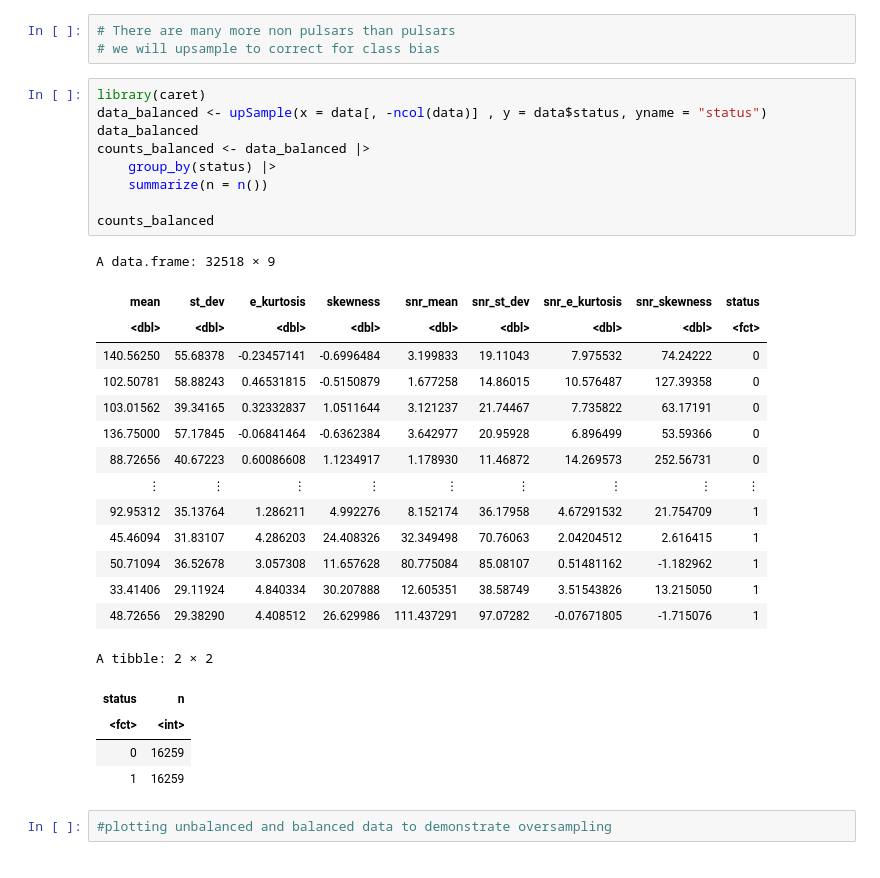
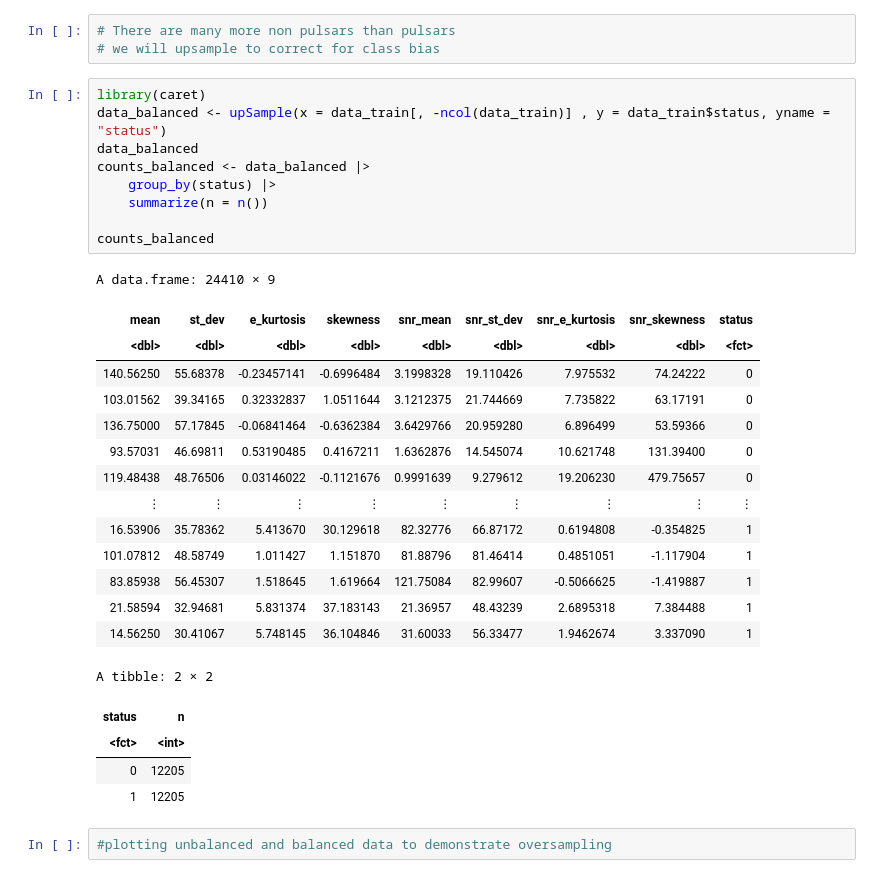
Before and after one commit to underscoreHasan/dsci-100-2022w1-group-77, a Jupyter notebook: proposal.ipynb, the cells around one changed output. Saved outputs shown, nothing was run; the diff lists cells and outputs as text.

```diff
--- a/proposal.ipynb
+++ b/proposal.ipynb
@@ -155,33 +162,33 @@ A tibble: 2 × 2
 # we will upsample to correct for class bias
 # %%
 library(caret)
-data_balanced <- upSample(x = data[, -ncol(data)] , y = data$status, yname = "status")
+data_balanced <- upSample(x = data_train[, -ncol(data_train)] , y = data_train$status, yname = "status")
 data_balanced
 counts_balanced <- data_balanced |>
     group_by(status) |>
     summarize(n = n())
 
 counts_balanced
 # %% [output]
-A data.frame: 32518 × 9
+A data.frame: 24410 × 9
 | mean | st_dev | e_kurtosis | skewness | snr_mean | snr_st_dev | snr_e_kurtosis | snr_skewness | status |
 | <dbl> | <dbl> | <dbl> | <dbl> | <dbl> | <dbl> | <dbl> | <dbl> | <fct> |
-| 140.56250 | 55.68378 | -0.23457141 | -0.6996484 | 3.199833 | 19.11043 | 7.975532 | 74.24222 | 0 |
-| 102.50781 | 58.88243 | 0.46531815 | -0.5150879 | 1.677258 | 14.86015 | 10.576487 | 127.39358 | 0 |
-| 103.01562 | 39.34165 | 0.32332837 | 1.0511644 | 3.121237 | 21.74467 | 7.735822 | 63.17191 | 0 |
-| 136.75000 | 57.17845 | -0.06841464 | -0.6362384 | 3.642977 | 20.95928 | 6.896499 | 53.59366 | 0 |
-| 88.72656 | 40.67223 | 0.60086608 | 1.1234917 | 1.178930 | 11.46872 | 14.269573 | 252.56731 | 0 |
+| 140.56250 | 55.68378 | -0.23457141 | -0.6996484 | 3.1998328 | 19.110426 | 7.975532 | 74.24222 | 0 |
+| 103.01562 | 39.34165 | 0.32332837 | 1.0511644 | 3.1212375 | 21.744669 | 7.735822 | 63.17191 | 0 |
+| 136.75000 | 57.17845 | -0.06841464 | -0.6362384 | 3.6429766 | 20.959280 | 6.896499 | 53.59366 | 0 |
+| 93.57031 | 46.69811 | 0.53190485 | 0.4167211 | 1.6362876 | 14.545074 | 10.621748 | 131.39400 | 0 |
+| 119.48438 | 48.76506 | 0.03146022 | -0.1121676 | 0.9991639 | 9.279612 | 19.206230 | 479.75657 | 0 |
 | ⋮ | ⋮ | ⋮ | ⋮ | ⋮ | ⋮ | ⋮ | ⋮ | ⋮ |
-| 92.95312 | 35.13764 | 1.286211 | 4.992276 | 8.152174 | 36.17958 | 4.67291532 | 21.754709 | 1 |
-| 45.46094 | 31.83107 | 4.286203 | 24.408326 | 32.349498 | 70.76063 | 2.04204512 | 2.616415 | 1 |
-| 50.71094 | 36.52678 | 3.057308 | 11.657628 | 80.775084 | 85.08107 | 0.51481162 | -1.182962 | 1 |
-| 33.41406 | 29.11924 | 4.840334 | 30.207888 | 12.605351 | 38.58749 | 3.51543826 | 13.215050 | 1 |
-| 48.72656 | 29.38290 | 4.408512 | 26.629986 | 111.437291 | 97.07282 | -0.07671805 | -1.715076 | 1 |
+| 16.53906 | 35.78362 | 5.413670 | 30.129618 | 82.32776 | 66.87172 | 0.6194808 | -0.354825 | 1 |
+| 101.07812 | 48.58749 | 1.011427 | 1.151870 | 81.88796 | 81.46414 | 0.4851051 | -1.117904 | 1 |
+| 83.85938 | 56.45307 | 1.518645 | 1.619664 | 121.75084 | 82.99607 | -0.5066625 | -1.419887 | 1 |
+| 21.58594 | 32.94681 | 5.831374 | 37.183143 | 21.36957 | 48.43239 | 2.6895318 | 7.384488 | 1 |
+| 14.56250 | 30.41067 | 5.748145 | 36.104846 | 31.60033 | 56.33477 | 1.9462674 | 3.337090 | 1 |
 A tibble: 2 × 2
 | status | n |
 | <fct> | <int> |
-| 0 | 16259 |
-| 1 | 16259 |
+| 0 | 12205 |
+| 1 | 12205 |
 # %%
 #plotting unbalanced and balanced data to demonstrate oversampling
 # %%
```
Also changed, not shown: parts of 5 cells of this notebook.
